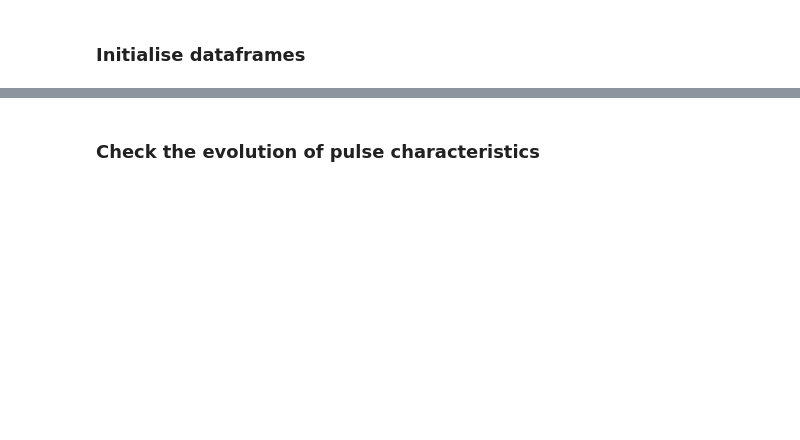
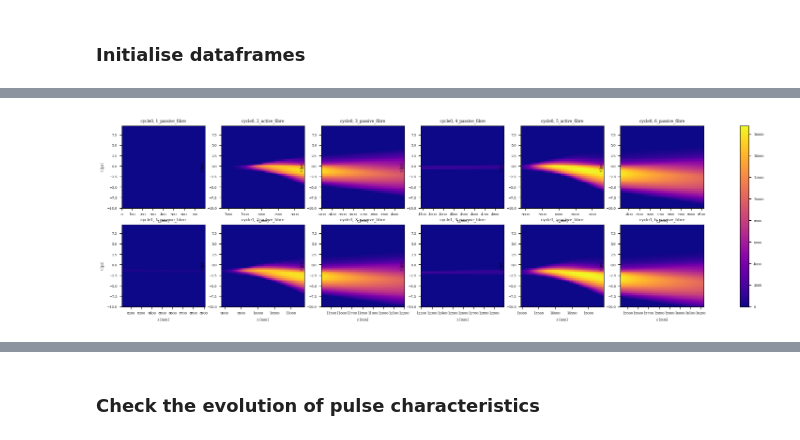
Before and after one commit to KarinaSaraeva/pyofssChanged, a Jupyter notebook: examples/notebooks/mamyshev_oscillator_cl.ipynb, the cells around one changed output, grey strips where cells are left out. Cells and saved outputs as stored; diff of their text form; code cells hidden in the pictures; blank space fills up the shorter version.

```diff
--- a/examples/notebooks/mamyshev_oscillator_cl.ipynb
+++ b/examples/notebooks/mamyshev_oscillator_cl.ipynb
@@ -317,5 +335,7 @@ plotter.visualise_fields_df(sys_ocl.df_spec, get_downsampled(domain.Lambda, down
 # %%
-plotter.visualise_fields_df(sys_ocl.df_temp, get_downsampled(domain.t, downsampling=500), "t [ps]", auto_lims=False)
+fig = plotter.visualise_fields_df(sys_ocl.df_temp, get_downsampled(domain.t, downsampling=500), "t [ps]", auto_lims=False, y_lims=(-10, 10))
+# %% [output]
+[figure, added]
 # %%
 df_results = sys_ocl.df_results
 plotter.visualise_results_df(df_results)
```
Also changed, not shown: parts of 6 cells of this notebook, 3 other files.
